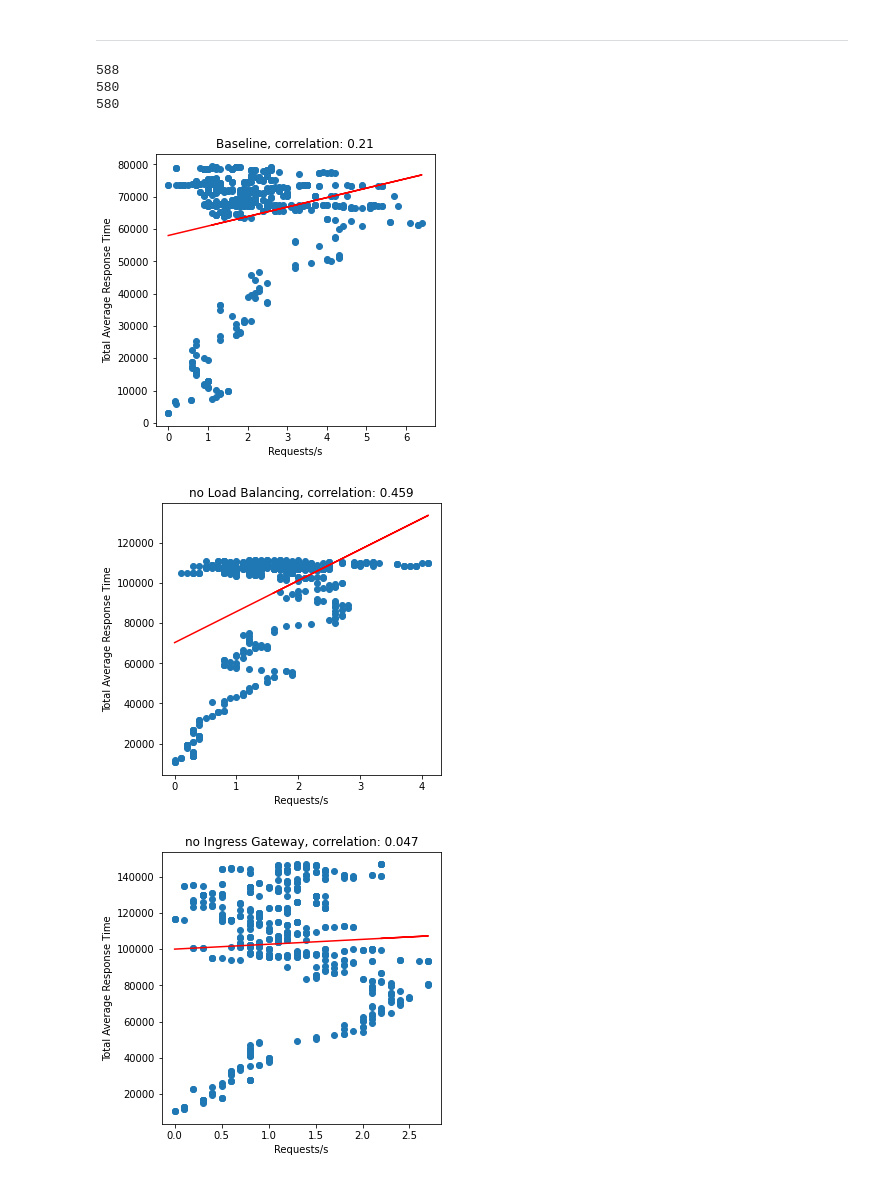
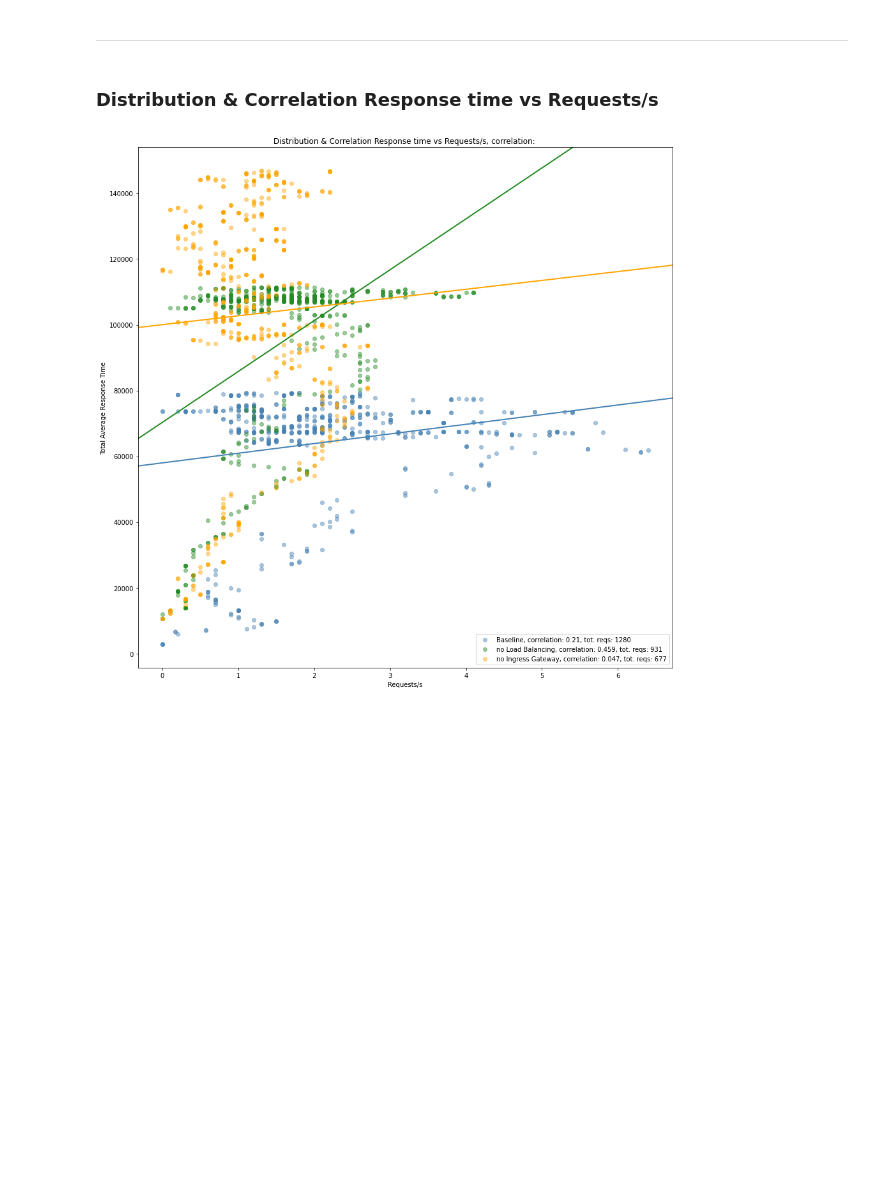
Before and after one commit to whiskeywolke/Service-Mesh-Evaluation, a Jupyter notebook: bookinfo/analysis/bookinfo_analysis.ipynb, the cells around one changed output. Cells and saved outputs as stored; diff of their text form; code cells hidden in the pictures; blank space fills up the shorter version.

Commit message:
improve regression & correlation visualisation

```diff
--- a/bookinfo/analysis/bookinfo_analysis.ipynb
+++ b/bookinfo/analysis/bookinfo_analysis.ipynb
@@ -176,14 +176,13 @@ for i, (col_key, col_name) in enumerate(cols.items()):
 # %% [output]
 [figure]
 # %%
-#total_request_count = {}
+total_request_count = {}
 print("Total request count:")
 for name, file_name in zip(summary_names, summary_file_names):
     temp = pd.read_csv(file_name)
-#    total_request_count[name] = max(temp[temp['Type'].str.contains("GET", na=False)]["Total Request Count"])
-    print("\t",name, ":", max(temp[temp['Type'].str.contains("GET", na=False)]["Total Request Count"]))
-
-#print(json.dumps(total_request_count, indent=4, sort_keys=True))
+    count = max(temp[temp['Type'].str.contains("GET", na=False)]["Total Request Count"])
+    total_request_count[name] = count
+    print("\t",name, ":", count)
 # %% [output]
 Total request count:
          Baseline : 1280
@@ -191,16 +190,5 @@ Total request count:
          no Ingress Gateway : 677
 # %% [markdown]
 ___
-# %%
-scatter_data = {}
-for name, file_name in zip(summary_names, summary_file_names):
-    temp = pd.read_csv(file_name)
-    temp = temp.loc[temp['Type'] == "GET"]
-    #temp = temp[temp['Type'].str.contains("GET", na=False)]
-
-    scatter_data[name] = temp #[cols_of_interest]
-    print(len(temp))
-# %% [output]
-588
-580
-580
+# %% [markdown]
+### Distribution & Correlation Response time vs Requests/s
@@ -207,19 +203,25 @@ for name, file_name in zip(summary_names, summary_file_names):
 # %%
-for name, file_name in zip(summary_names, summary_file_names):
-    fig, ax = plt.subplots(figsize=(5, 5))
+fig, ax = plt.subplots(figsize=(15, 15))
+colors = ['steelblue','forestgreen','orange']
+
+for name, file_name, color in zip(summary_names, summary_file_names, colors):
     x = scatter_data[name][cols_of_interest[1]]
     y = scatter_data[name][cols_of_interest[0]]
 
     cor = scatter_data[name][cols_of_interest[0]].corr(scatter_data[name][cols_of_interest[1]])
 
     m, b = np.polyfit(x, y, 1)
-    ax.scatter(x, y)
-    ax.plot(x, m*x + b,c="red")
-    ax.set_title(name + ", correlation: " + str(round(cor,3)))
+
+    ax.scatter(x, y, alpha=0.45, label=name + ", correlation: " + str(round(cor,3)) + ", tot. reqs: " + str(total_request_count[name]), c=color)
+    plt.axline(xy1=(0, b), slope=m, linewidth=2, c=color)
+
 
     ax.set_xlabel(cols_of_interest[1])
     ax.set_ylabel(cols_of_interest[0])
+
+ax.set_title("Distribution & Correlation Response time vs Requests/s" + ", correlation: ")
+plt.legend()
+
+plt.show()
 # %% [output]
-[figure, old version]
+[figure, new version]
-[figure, removed]
-[figure, removed]
```
Also changed, not shown: parts of 1 cell of this notebook, 1 other file.
